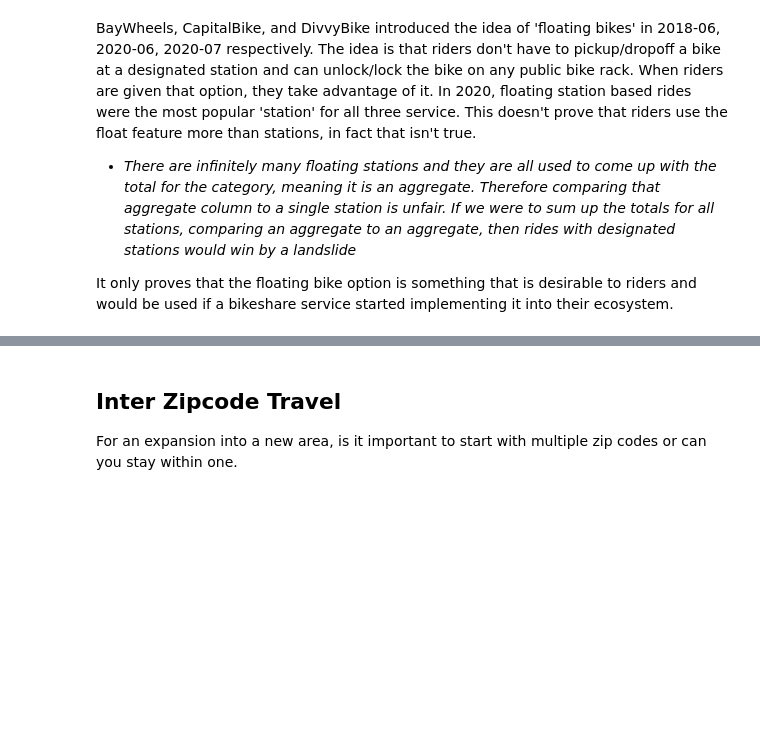
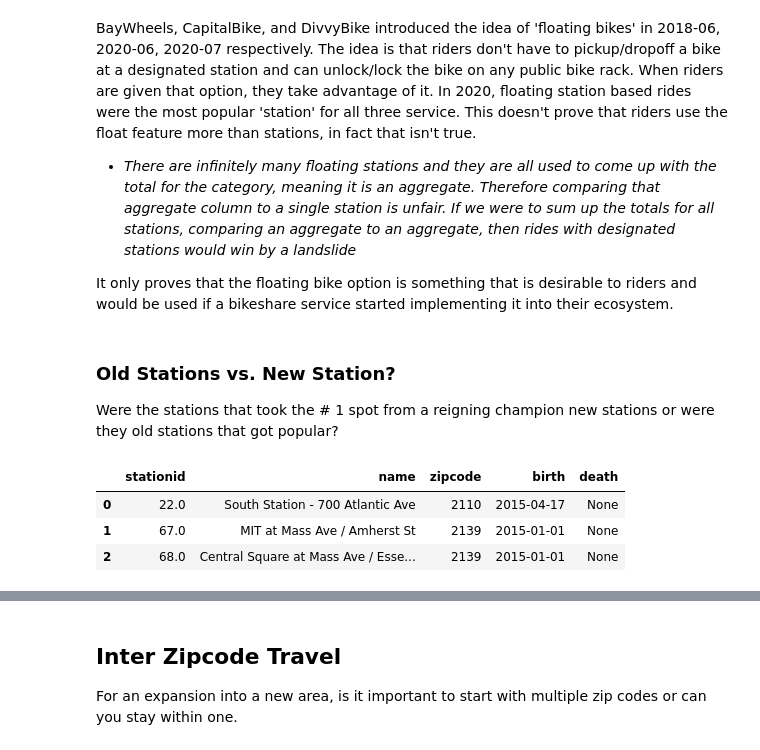
Before and after one commit to Williamdst/Bike-Share-USA, a Jupyter notebook: III_EDA.ipynb, the cells around one changed output, grey strips where cells are left out. Drawn from its saved outputs; the diff is of its cells as text; code cells hidden in the pictures; blank space fills up the shorter version.

```diff
--- a/III_EDA.ipynb
+++ b/III_EDA.ipynb
@@ -309,3 +318,6 @@ BayWheels, CapitalBike, and DivvyBike introduced the idea of 'floating bikes' in
 - *There are infinitely many floating stations and they are all used to come up with the total for the category, meaning it is an aggregate. Therefore comparing that aggregate column to a single station is unfair. If we were to sum up the totals for all stations, comparing an aggregate to an aggregate, then rides with designated stations would win by a landslide*
 
 It only proves that the floating bike option is something that is desirable to riders and would be used if a bikeshare service started implementing it into their ecosystem.
+# %% [markdown]
+### Old Stations vs. New Station?
+Were the stations that took the # 1 spot from a reigning champion new stations or were they old stations that got popular?
@@ -311,0 +326,8 @@ It only proves that the floating bike option is something that is desirable to r
+# %%
+blue_overtake = Queries.execute_query(conn, "SELECT * FROM stations.blue_station WHERE stationid IN ('22.0','67.0','68.0')", to_frame=True)
+blue_overtake[cols]
+# %% [output]
+|  | stationid | name | zipcode | birth | death |
+| 0 | 22.0 | South Station - 700 Atlantic Ave | 2110 | 2015-04-17 | None |
+| 1 | 67.0 | MIT at Mass Ave / Amherst St | 2139 | 2015-01-01 | None |
+| 2 | 68.0 | Central Square at Mass Ave / Esse... | 2139 | 2015-01-01 | None |
```
Also changed, not shown: parts of 24 cells of this notebook, 1 other file.
